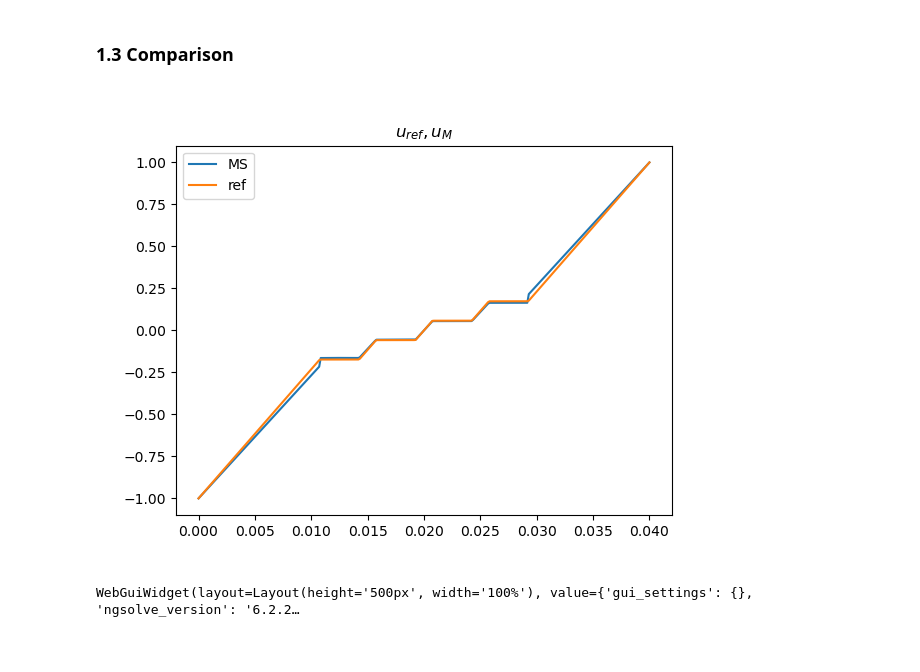
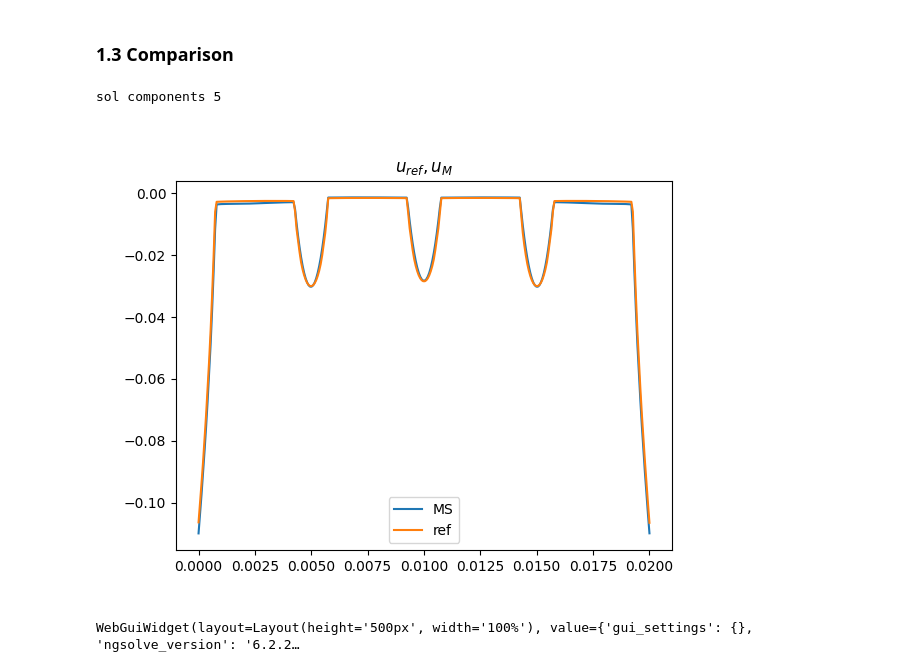
Before and after one commit to vhanser/ngsolveexample, a Jupyter notebook: content/multiscale/multiscale2DAll.ipynb, the cells around one changed output. Cells and saved outputs as stored; diff of their text form; code cells hidden in the pictures.

```diff
--- a/content/multiscale/multiscale2DAll.ipynb
+++ b/content/multiscale/multiscale2DAll.ipynb
@@ -5,34 +5,34 @@ from netgen.meshing import IdentificationType
 #from MS_helper_functions import *
 from netgen.webgui import Draw as DrawGeo
 from ngsolve.webgui import Draw
-# Draw = lambda *args, **kwargs : None
+Draw = lambda *args, **kwargs : None
 
 import matplotlib.pyplot as plt
 %matplotlib widget
 plt.ioff()
 
 from myPackage import evalOnLine
-
-
 from meshGen import mesh2DLaminates
 
 
 rotated = True
 modelHalfAir = False
 
-onlySmooth = True
+moartaring=True
+
+onlySmooth = False
 onlyRough = False
 
-class myDraw:
-    scenes = {}
-    def __init__(self, *args, **kwargs):
-        if id(args[0]) not in myDraw.scenes.keys():
-            myDraw.scenes.update({id(args[0]):Draw(*args, **kwargs)})
-        else:
-            myDraw.scenes[id(args[0])].Draw()
-    def updateAll():
-        for s in myDraw.scenes.values():
-            s.Redraw()
+# class myDraw:
+#     scenes = {}
+#     def __init__(self, *args, **kwargs):
+#         if id(args[0]) not in myDraw.scenes.keys():
+#             myDraw.scenes.update({id(args[0]):Draw(*args, **kwargs)})
+#         else:
+#             myDraw.scenes[id(args[0])].Draw()
+#     def updateAll():
+#         for s in myDraw.scenes.values():
+#             s.Redraw()
 # %%
 lambda1 = 1
 lambda2 = 1000
@@ -126,8 +122,9 @@ BaseWebGuiScene
 ### 3.2 Multiscale
 # %%
 import cempy as cp
-
-cMeshMS = mesh2DLaminates(D, d, ff, numSheets, multiscale=True, modelHalfAir=modelHalfAir, onlySmooth=onlySmooth, onlyRough=onlyRough, domainNameHalfAir="multiscale", maxh_edges=maxh_edges, rotated=rotated, modelGap=True)
+mg = importlib.reload(mg)
+mesh2DLaminates = mg.mesh2DLaminates
+cMeshMS = mesh2DLaminates(D, d, ff, numSheets, multiscale=True, modelHalfAir=modelHalfAir, onlySmooth=onlySmooth, onlyRough=onlyRough, domainNameHalfAir="multiscale", maxh_edges= maxh_edges, rotated=rotated, modelGap=True)
 # cMeshMS = mesh2DLaminates(D, d, ff, numSheets, multiscale=True, modelHalfAir=modelHalfAir, domainNameHalfAir="smoothFrame", onlySmooth=onlySmooth)
 meshMS = cMeshMS.mesh
 print(meshMS.GetMaterials())
@@ -341,29 +376,32 @@ BaseWebGuiScene
 # %%
 
 start = -D/2*1.01
 end = -D/2*0.9
 
 # start = d/2*0.95
 # end = d/2*1.02
 
 
 plt.figure(2)
-start = -D/2
-end = D/2
+start = -d/2
+end = d/2
 
 pnt1 = [-d/2*0.99, start, 0] if rotated else [start, -d/2*0.99, 0]
 pnt2 = [-d/2*0.99, end, 0] if rotated else [end, -d/2*0.99, 0]
 
 
+print("sol components", len(sol_comp_MS))
 evalOnLine(u_MS , meshRef, pnt1, pnt2, plot=True, ls='-', marker="", clear=True, label="MS", show=False, N=300);
 # evalOnLine((sol_comp_MS[0]) , meshRef, pnt1, pnt2, plot=True, ls='-', marker="x", clear=False, label="MS", show=False, N=300);
 # evalOnLine((sol_comp_MS[1]) , meshRef, pnt1, pnt2, plot=True, ls='-', marker="x", clear=False, label="MS", show=False, N=300);
+# evalOnLine((sol_comp_MS[2]) , meshRef, pnt1, pnt2, plot=True, ls='-', marker="x", clear=False, label="MS", show=False, N=300);
 evalOnLine(sol_ref , meshRef, pnt1, pnt2, plot=True, ls='-', marker="", show=False, clear=False, label="ref", N = 300, title=r"$u_{ref}, u_{M}$");
 
 
 plt.legend()
 plt.show()
 # %% [output]
+sol components 5
-[figure, old version]
+[figure, new version]
 # %%
 # from ngsolve.webgui import Draw
```
Also changed, not shown: parts of 19 cells of this notebook, 3 other files.
